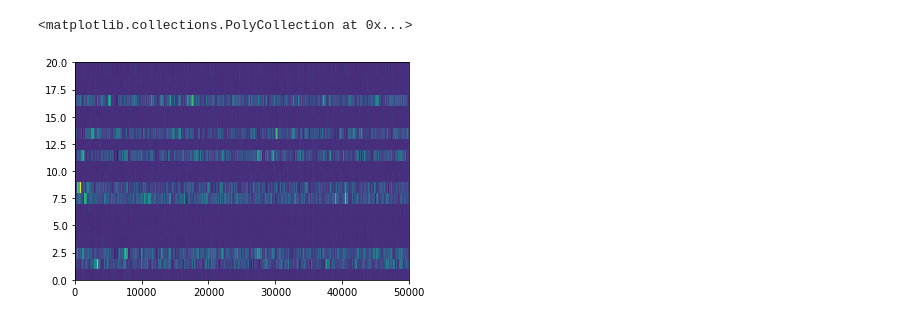
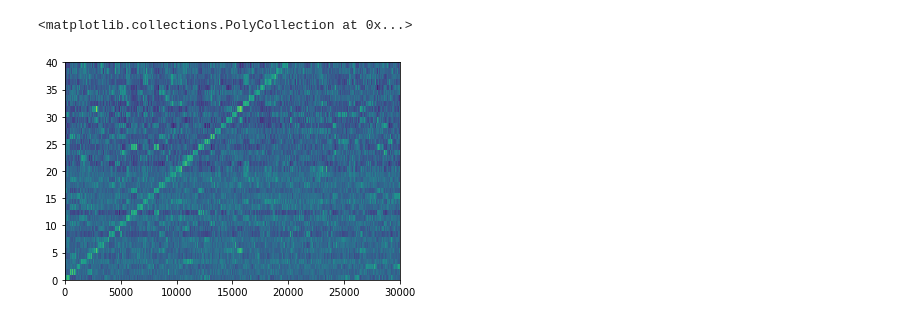
Before and after one commit to lakeeye1220/DFCIL, a Jupyter notebook: visualize_fakehkd.ipynb, the cells around one changed output. Cells and saved outputs as stored; diff of their text form; code cells hidden in the pictures.

```diff
--- a/visualize_fakehkd.ipynb
+++ b/visualize_fakehkd.ipynb
@@ -190,5 +214,5 @@ plt.scatter(np.arange(0,50000),scores[shuffled_indices].cpu().numpy())
 # %%
-plt.pcolor(torch.cat(logits)[shuffled_indices].transpose(0,1).numpy())
+plt.pcolor(shuffled_logits[:30000,:40].transpose(0,1).numpy())
 # %% [output]
 <matplotlib.collections.PolyCollection at 0x...>
-[figure, old version]
+[figure, new version]
```
Also changed, not shown: parts of 10 cells of this notebook.
